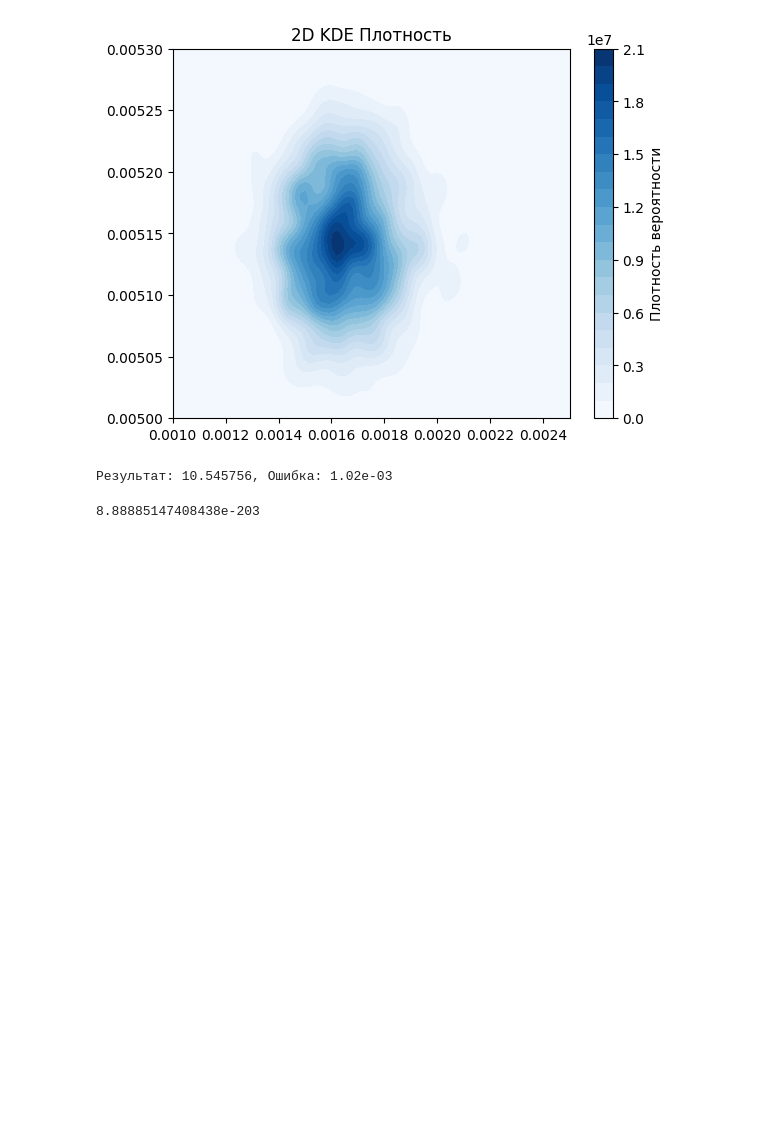
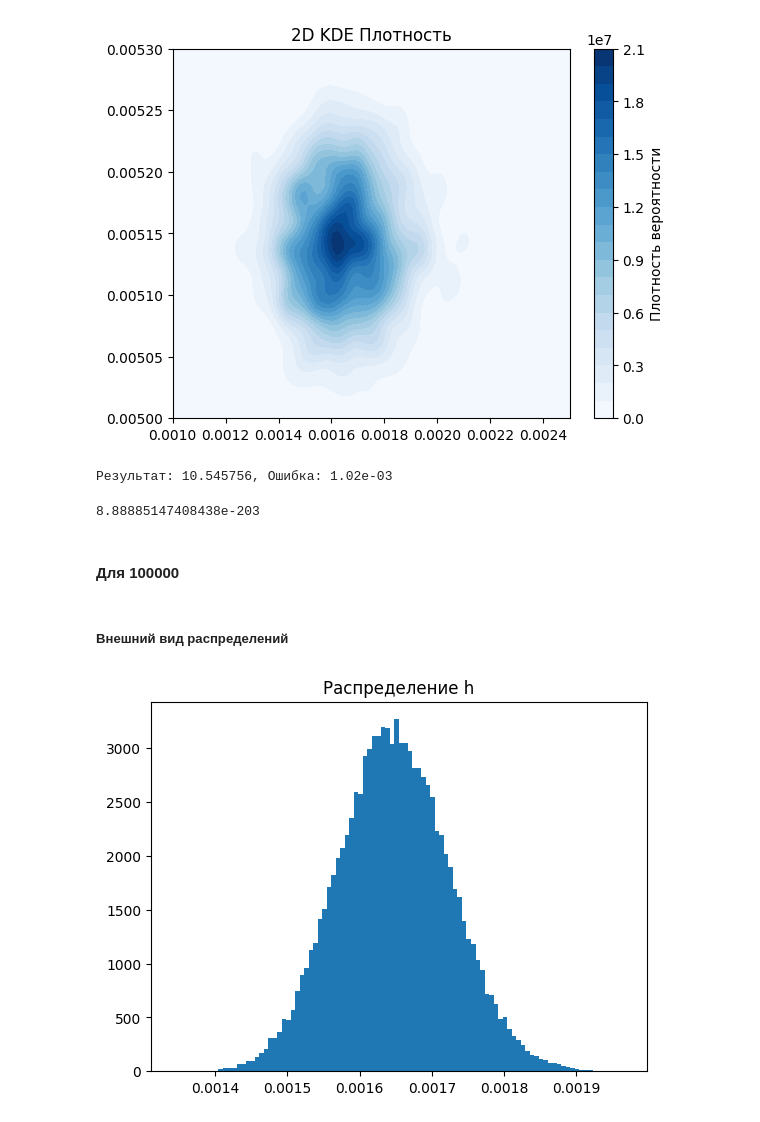
Before and after one commit to AnfimovAleksandr/mag_diploma, a Jupyter notebook: Непараметрический_2.ipynb, the cells around one changed output. Cells and saved outputs as stored; diff of their text form; code cells hidden in the pictures; blank space fills up the shorter version.

```diff
--- a/Непараметрический_2.ipynb
+++ b/Непараметрический_2.ipynb
@@ -1974,3 +1967,25 @@ print(f"Результат: {result:.6f}, Ошибка: {error:.2e}")
 kde([0.0002, 0.005])[0]
 # %% [output]
 8.88885147408438e-203
+# %% [markdown]
+#### Для 100000
+# %%
+h_s = np.array([0.] * 100000)
+sigma_s = np.array([0.] * 100000)
+for i in range(4):
+    chains = pd.read_csv(f'100000 samples/result{i}')
+    h_s += np.array(chains['h'])
+    sigma_s += np.array(chains['sigma'])
+
+h_s /= 4
+sigma_s /= 4
+# %%
+chains = np.vstack([h_s, sigma_s])
+# %% [markdown]
+##### Внешний вид распределений
+# %%
+plt.hist(chains[0, 1000::], bins=100)
+plt.title('Распределение h')
+plt.show()
+# %% [output]
+[figure, added]
```
Also changed, not shown: parts of 51 cells of this notebook, 4 other files.
